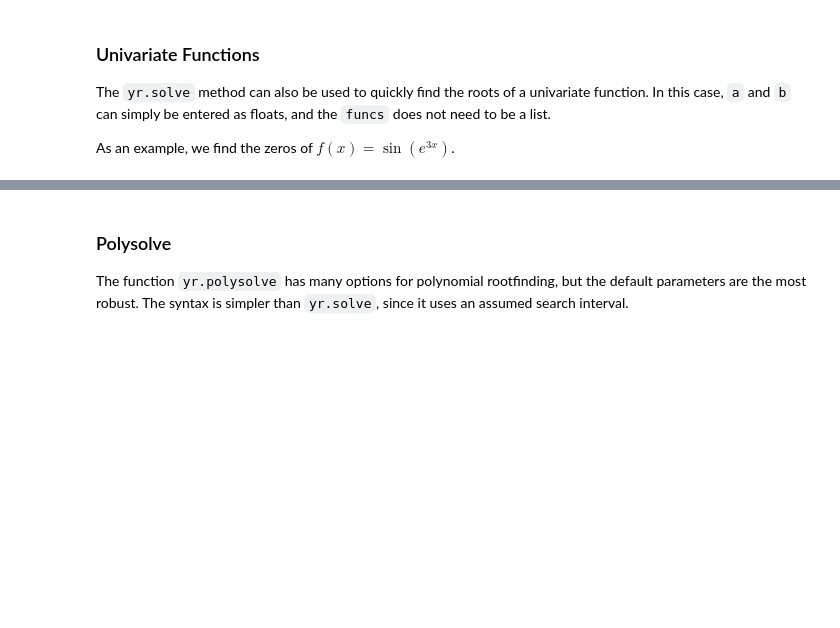
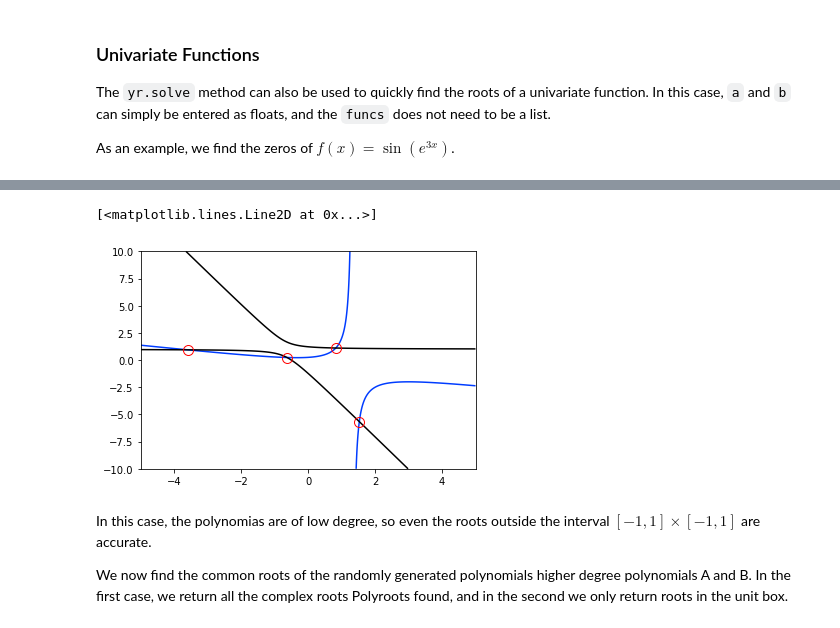
Before and after one commit to tylerjarvis/RootFinding, a Jupyter notebook: DemoNotebook.ipynb, the cells around one changed output, grey strips where cells are left out. Drawn from its saved outputs; the diff is of its cells as text; code cells hidden in the pictures; blank space fills up the shorter version.

```diff
--- a/DemoNotebook.ipynb
+++ b/DemoNotebook.ipynb
@@ -511,0 +350,8 @@ g = MultiCheb(np.array([[[2, 0, 5],
+# %%
+f = yr.MultiPower(np.array([[1, -4, 0],[0, 3, 0],[1, 0, 0]]))
+g = yr.MultiPower(np.array([[3, 0, -2],[6, -6, 0],[0, 0, 0]]))
+
+#solve and time
+%time roots = yr.polysolve([f,g], return_all_roots=True)
+#show the number of roots and maximal residuals
+roots.shape[0],np.max(f(roots)),np.max(g(roots))
@@ -512 +362,16 @@ g = MultiCheb(np.array([[[2, 0, 5],
+# %%
+#plot f,g and roots
+x = np.linspace(-5,5,1000)
+y = np.linspace(-10,10,1000)
+X,Y = np.meshgrid(x,y)
+plt.contour(X,Y,f(np.array(list(zip(X,Y)))),levels=[0],colors='#003cff')
+plt.contour(X,Y,g(np.array(list(zip(X,Y)))),levels=[0],colors='k')
+plt.plot(roots[:,0],roots[:,1],'o',color='none',markeredgecolor='r',markersize=10)
+# %% [output]
+[<matplotlib.lines.Line2D at 0x...>]
+[figure, added]
+# %% [markdown]
+In this case, the polynomias are of low degree, so even the roots outside the interval $[-1,1]\times[-1,1]$ are accurate.
+
+We now find the common roots of the randomly generated polynomials higher degree polynomials A and B. In the first case, we return all the complex roots Polyroots found, and in the second we only return roots in the unit box.
 # %%
@@ -522,5 +387 @@ A.coeff, B.coeff
-# %% [markdown]
-### Polysolve
-
-The function `yr.polysolve` has many options for polynomial rootfinding, but the default parameters are the most robust. The syntax is simpler than `yr.solve`, since it uses an assumed search interval.
 # %%
```
Also changed, not shown: parts of 35 cells of this notebook, 6 other files.
